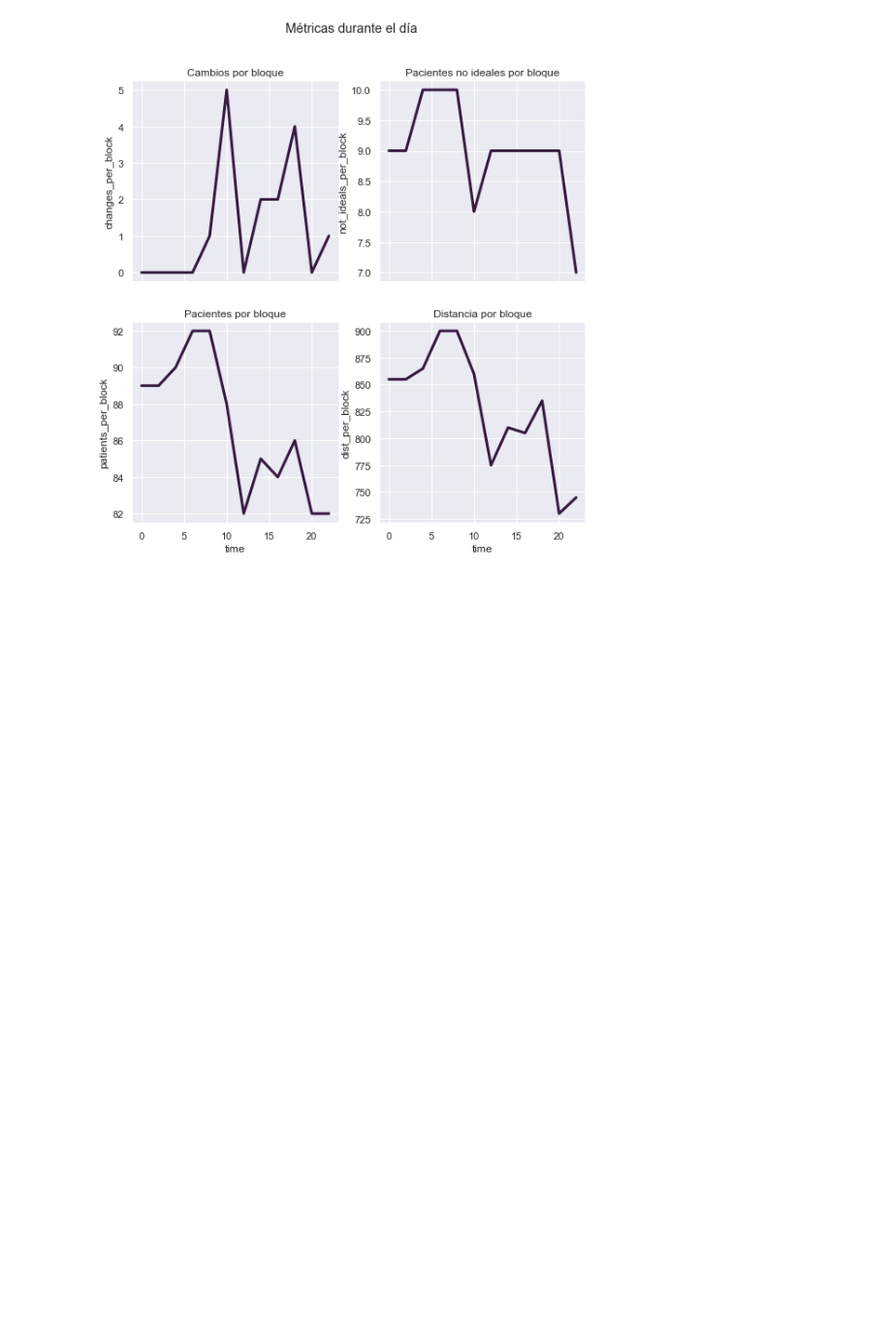
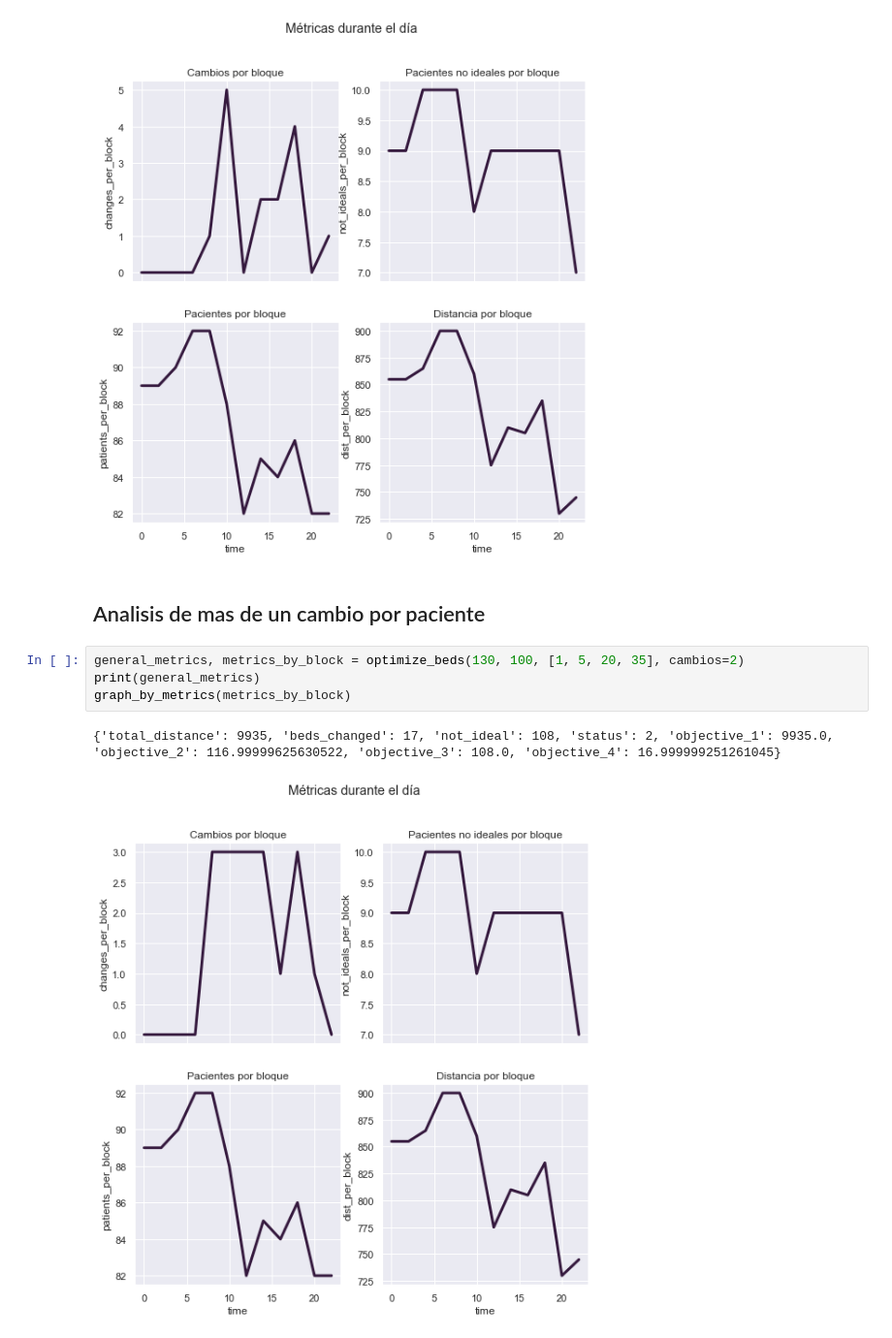
Before and after one commit to agucova/optint, a Jupyter notebook: analysis_4_objectives.ipynb, the cells around one changed output. Shown at 97% size. Drawn from its saved outputs; the diff is of its cells as text; blank space fills up the shorter version.

```diff
--- a/analysis_4_objectives.ipynb
+++ b/analysis_4_objectives.ipynb
@@ -286,3 +287,12 @@ graph_by_metrics(metrics_by_block)
 # %% [output]
 {'total_distance': 9935, 'beds_changed': 15, 'not_ideal': 108, 'status': 2, 'objective_1': 9935.0, 'objective_2': 102.0, 'objective_3': 108.0, 'objective_4': 15.0}
 [figure]
+# %% [markdown]
+## Analisis de mas de un cambio por paciente
+# %%
+general_metrics, metrics_by_block = optimize_beds(130, 100, [1, 5, 20, 35], cambios=2)
+print(general_metrics)
+graph_by_metrics(metrics_by_block)
+# %% [output]
+{'total_distance': 9935, 'beds_changed': 17, 'not_ideal': 108, 'status': 2, 'objective_1': 9935.0, 'objective_2': 116.99999625630522, 'objective_3': 108.0, 'objective_4': 16.999999251261045}
+[figure, added]
```
Also changed, not shown: parts of 13 cells of this notebook, 8 other files.
